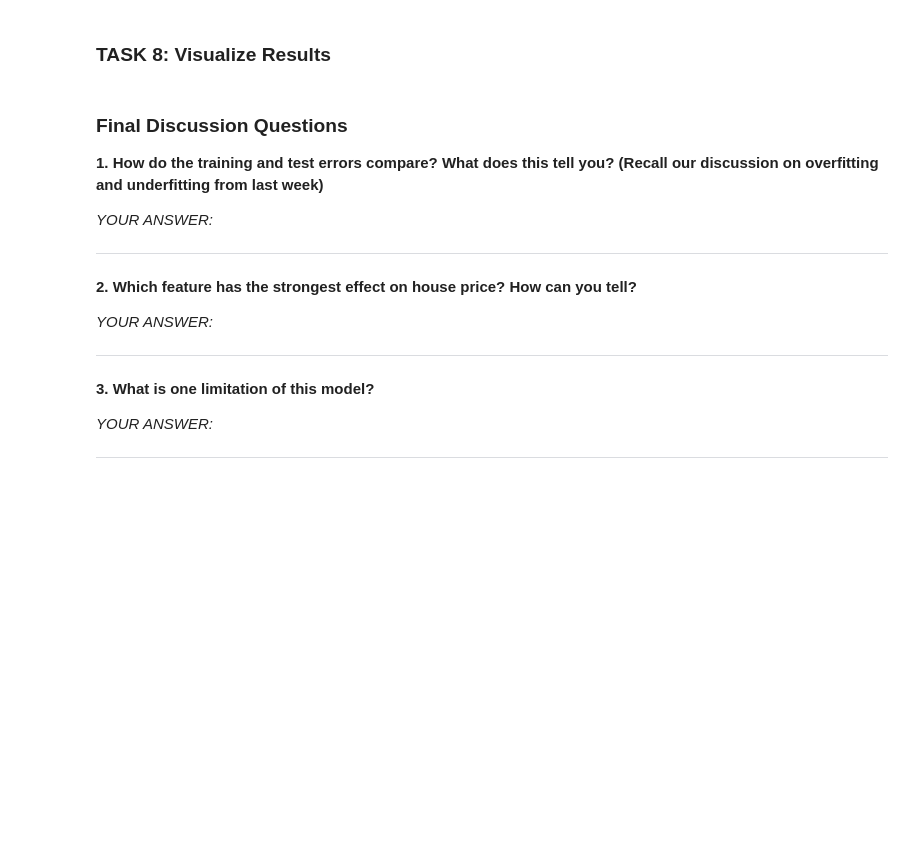
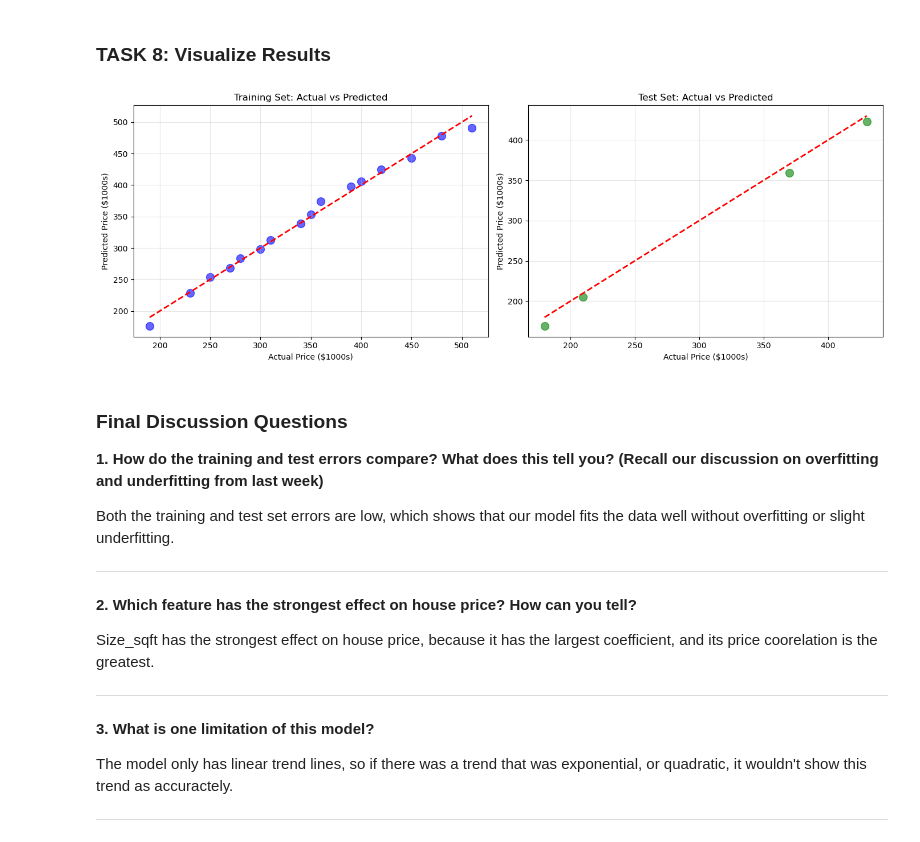
Before and after one commit to richar2048/bwsi-comp-problem-solving, a Jupyter notebook: mod5_supervised_learning/3_more_regression.ipynb, the cells around one changed output. Saved outputs shown, nothing was run; the diff lists cells and outputs as text; code cells hidden in the pictures; blank space fills up the shorter version.

```diff
--- a/mod5_supervised_learning/3_more_regression.ipynb
+++ b/mod5_supervised_learning/3_more_regression.ipynb
@@ -357,0 +380,30 @@ print("Price = ??? + ???*Size + ???*Bedrooms + ???*Age")  # TODO: Complete
+# %%
+# Prepare features and target
+X_multi = house_df[['Size_sqft', 'Bedrooms', 'Age_years']]
+y_multi = house_df['Price_1000s']
+
+# Split into training and testing sets (80-20 split)
+X_train, X_test, y_train, y_test = train_test_split(
+    X_multi, y_multi, test_size=0.2, random_state=42
+)
+
+# Create and train the model
+mlr_model = LinearRegression()
+mlr_model.fit(X_train, y_train)
+
+# Make predictions
+y_train_pred = mlr_model.predict(X_train)
+y_test_pred = mlr_model.predict(X_test)
+
+# Extract coefficients
+coefficients = mlr_model.coef_
+intercept = mlr_model.intercept_
+
+print("Model Coefficients:")
+print(f"Intercept: {intercept:.2f}")
+for i, col in enumerate(X_multi.columns):
+    print(f"{col}: {coefficients[i]:.2f}")
+
+print("\nModel Equation:")
+print(f"Price = {intercept:.2f} + {coefficients[0]:.2f}*Size + "
+      f"{coefficients[1]:.2f}*Bedrooms + {coefficients[2]:.2f}*Age")
@@ -382,25 +453,27 @@ print(f"RMSE: $???k")  # TODO: Fill in
 # %%
 fig, axes = plt.subplots(1, 2, figsize=(14, 5))
 
 # Training set
 axes[0].scatter(y_train, y_train_pred, alpha=0.6, s=100, color='blue')
 axes[0].plot([y_train.min(), y_train.max()], [y_train.min(), y_train.max()], 'r--', lw=2)
 axes[0].set_xlabel('Actual Price ($1000s)')
 axes[0].set_ylabel('Predicted Price ($1000s)')
 axes[0].set_title('Training Set: Actual vs Predicted')
 axes[0].grid(True, alpha=0.3)
 
 # Testing set
 # TODO: Complete the test set plot
-axes[1].scatter(# TODO
-axes[1].plot(# TODO
+axes[1].scatter(y_test, y_test_pred, alpha = 0.6, s=100, color = 'green')
+axes[1].plot([y_test.min(), y_test.max()], [y_test.min(), y_test.max()], 'r--', lw = 2)
 axes[1].set_xlabel('Actual Price ($1000s)')
 axes[1].set_ylabel('Predicted Price ($1000s)')
 axes[1].set_title('Test Set: Actual vs Predicted')
 axes[1].grid(True, alpha=0.3)
 
 plt.tight_layout()
 plt.show()
+# %% [output]
+[figure, added]
 # %% [markdown]
  ### Final Discussion Questions
 
@@ -410,7 +483,7 @@ plt.show()
 
 
 
- *YOUR ANSWER:*
+Both the training and test set errors are low, which shows that our model fits the data well without overfitting or slight underfitting.
 
 
 
@@ -422,7 +495,7 @@ plt.show()
 
 
 
- *YOUR ANSWER:*
+Size_sqft has the strongest effect on house price, because it has the largest coefficient, and its price coorelation is the greatest.
 
 
 
@@ -434,7 +507,7 @@ plt.show()
 
 
 
- *YOUR ANSWER:*
+ The model only has linear trend lines, so if there was a trend that was exponential, or quadratic, it wouldn't show this trend as accuractely.
 
 
 
```
Also changed, not shown: parts of 10 cells of this notebook.
